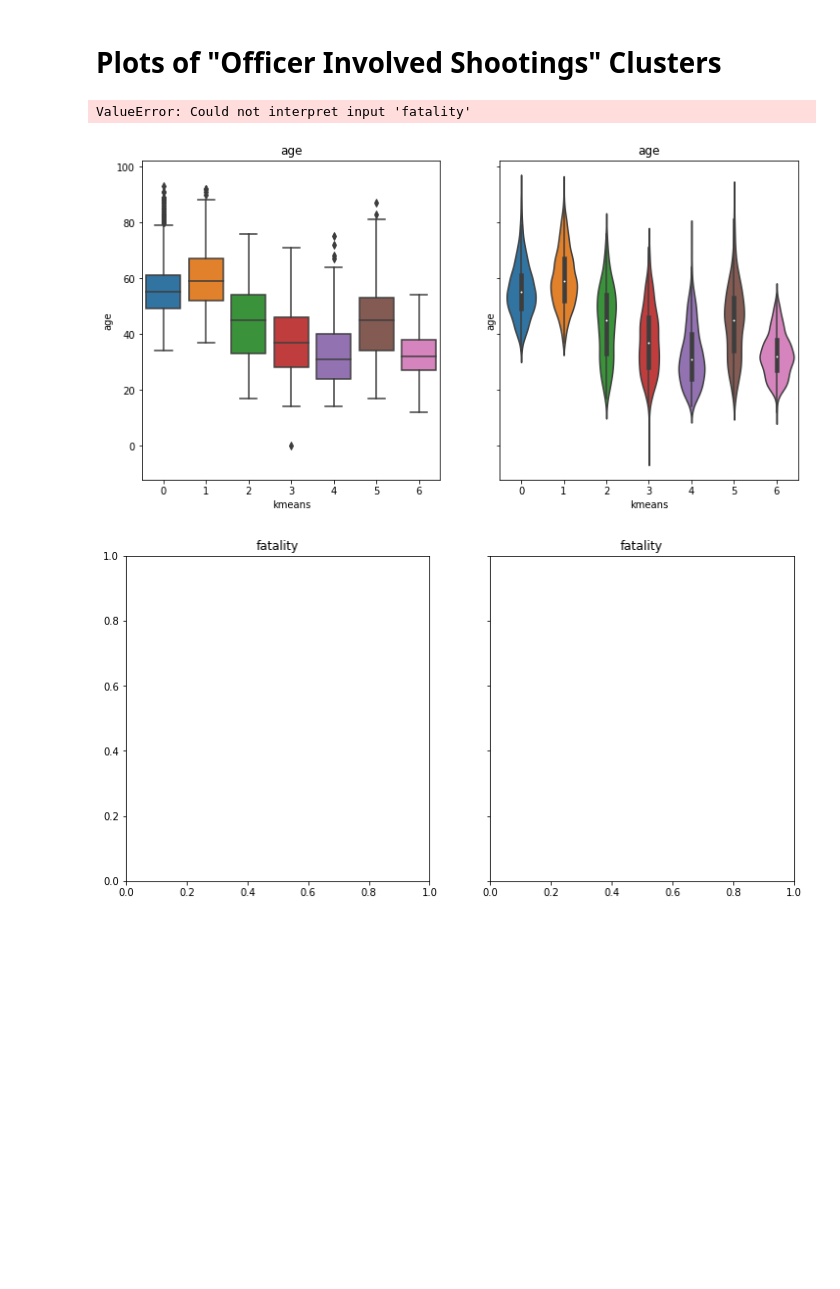
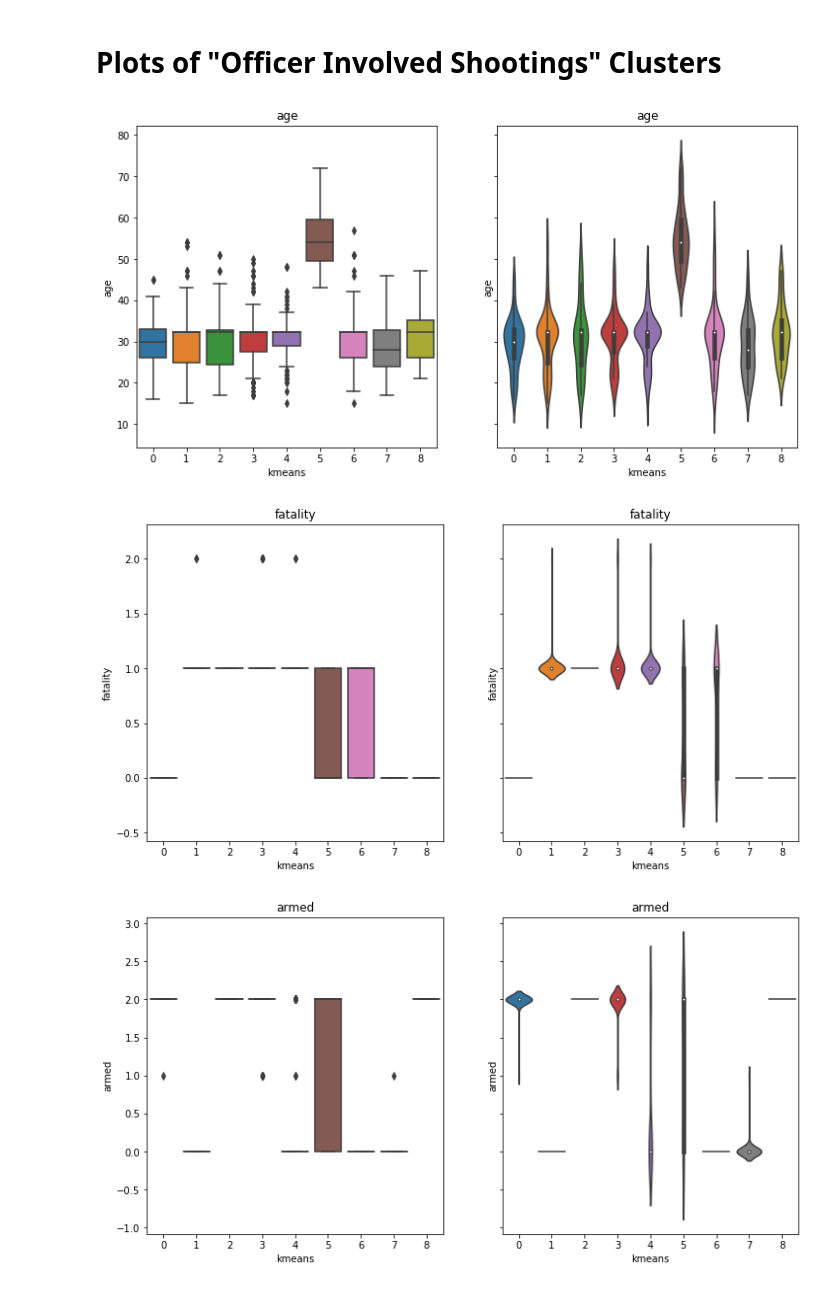
Before and after one commit to circushaase/Capstone2, a Jupyter notebook: Clustering.ipynb, the cells around one changed output. Cells and saved outputs as stored; diff of their text form; code cells hidden in the pictures; blank space fills up the shorter version.

Commit message:
Finished box/violin plots

```diff
--- a/Clustering.ipynb
+++ b/Clustering.ipynb
@@ -763,12 +760,12 @@ for var in cust.columns[0:4]:
 # %%
 # for each input variable in "Shooting" df plot a boxplot and violin plot to get a feel for how distributions differ by cluster
 for var in shoot.columns[0:5]:
     fig, (ax1, ax2) = plt.subplots(ncols=2, sharey=True, figsize=(12,6))
     ax1.set_title(var)
     ax2.set_title(var)
-    sns.boxplot(x="kmeans", y=var, data=cust, ax=ax1)
-    sns.violinplot(x="kmeans", y=var, data=cust, ax=ax2)
+    sns.boxplot(x="kmeans", y=var, data=shoot, ax=ax1)
+    sns.violinplot(x="kmeans", y=var, data=shoot, ax=ax2)
 # %% [output]
-ValueError: Could not interpret input 'fatality'
-[figure, old version]
+[figure, new version]
-[figure, old version]
+[figure, new version]
+[figure, added]
```
Also changed, not shown: parts of 4 cells of this notebook.
